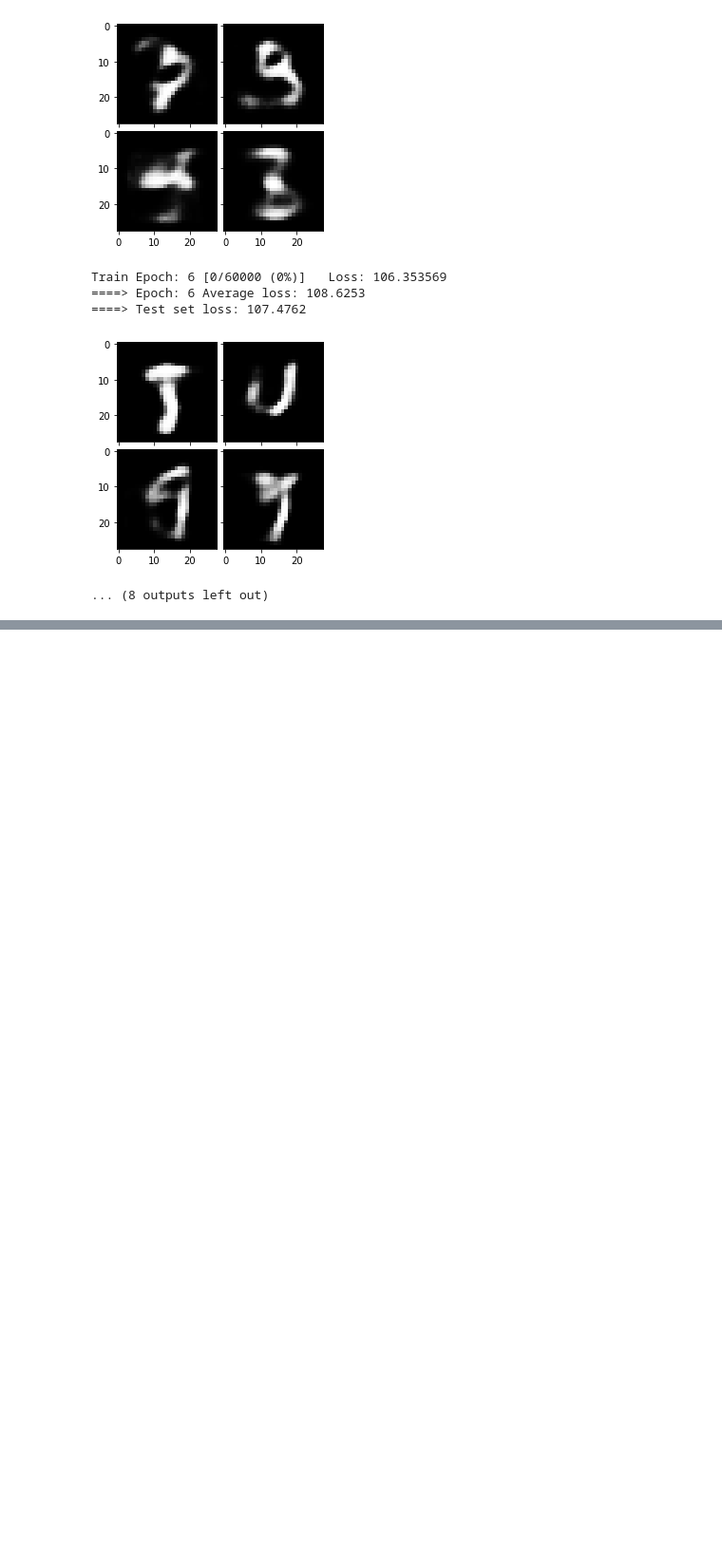
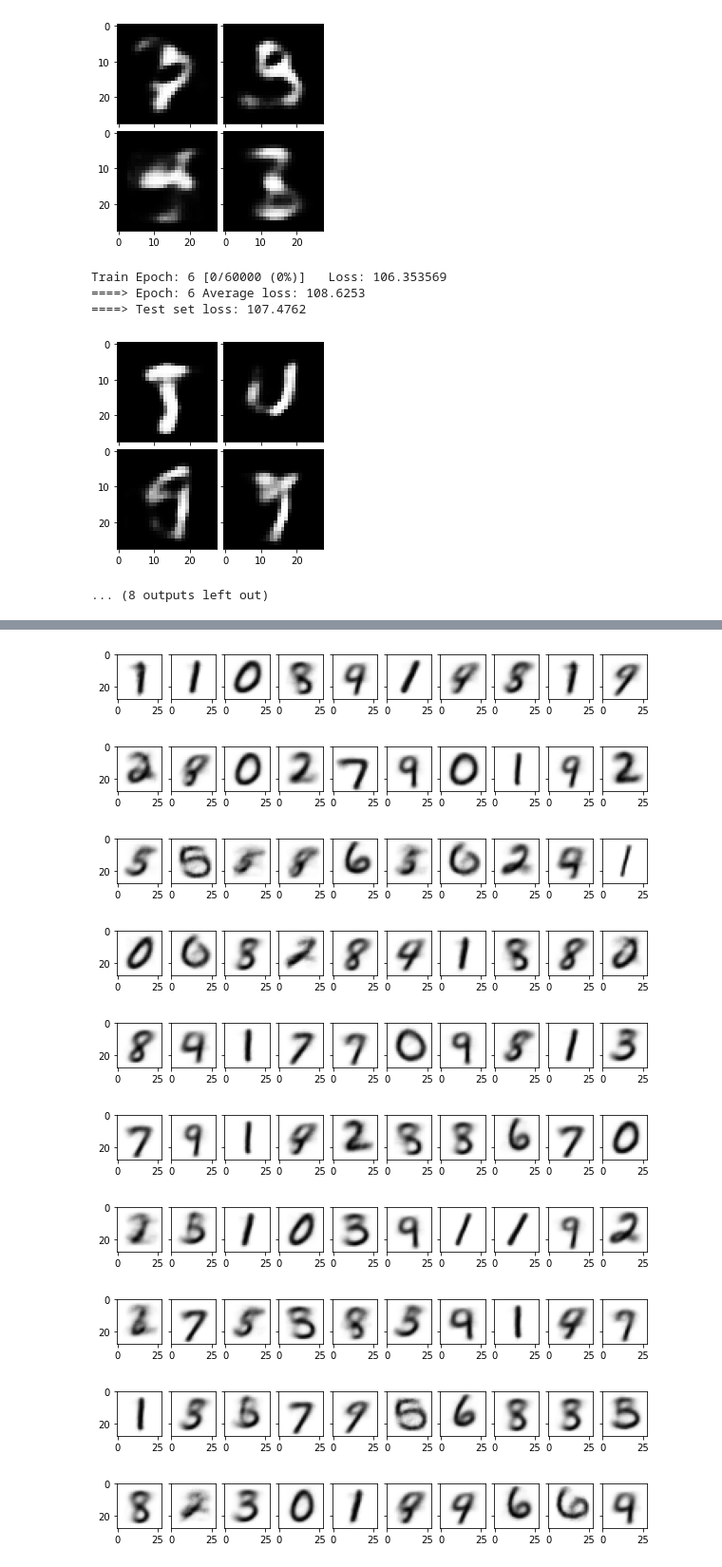
Before and after one commit to vin136/uncertainty-estimates, a Jupyter notebook: nbs/vae.ipynb, the cells around one changed output, grey strips where cells are left out. Shown: that part at 95% size. Saved outputs shown, nothing was run; the diff lists cells and outputs as text; code cells hidden in the pictures; blank space fills up the shorter version.

```diff
--- a/nbs/vae.ipynb
+++ b/nbs/vae.ipynb
@@ -183,0 +1196,15 @@ n
+# %%
+for i in range(10):
+    plot_images_sampled_from_vae(model=model, device=DEVICE, latent_size=2)
+    plt.show()
+# %% [output]
+[figure, added]
+[figure, added]
+[figure, added]
+[figure, added]
+[figure, added]
+[figure, added]
+[figure, added]
+[figure, added]
+[figure, added]
+[figure, added]
```
Also changed, not shown: parts of 24 cells of this notebook.
